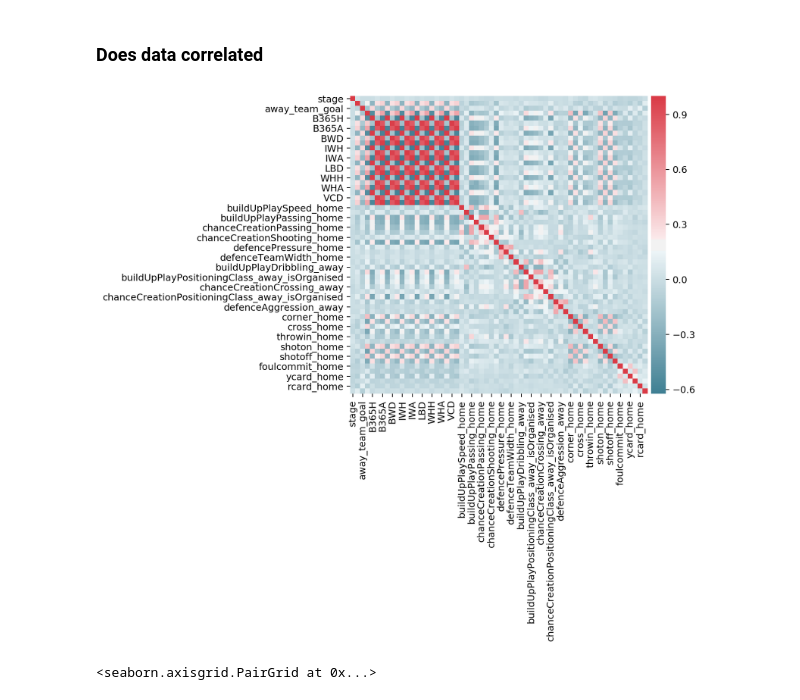
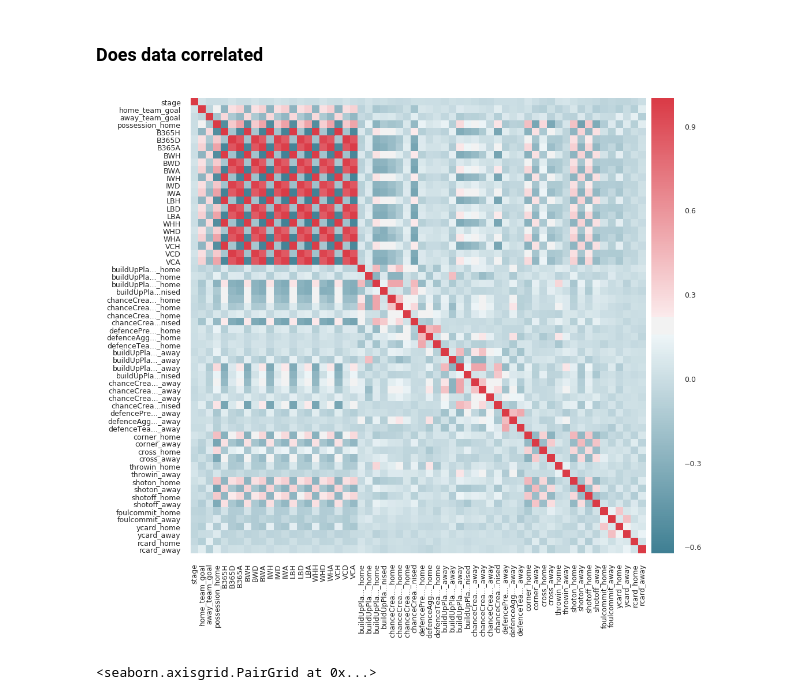
Before and after one commit to ShawnHouCHN/Introduction-to-Machine-Learning-and-Data-Mining-E17, a Jupyter notebook: Project1/Project 1 Notebook.ipynb, the cells around one changed output. Saved outputs shown, nothing was run; the diff lists cells and outputs as text; code cells hidden in the pictures.

```diff
--- a/Project1/Project 1 Notebook.ipynb
+++ b/Project1/Project 1 Notebook.ipynb
@@ -159,14 +159,16 @@ plt.show()
 # %%
 fig = plt.figure(num=None, figsize=(6, 6), dpi=180, facecolor='w', edgecolor='k')
 ax = fig.add_subplot(1,1,1) # two rows, one column, first plot
 corr = df_match.corr()
 divider = make_axes_locatable(ax)
 cax = divider.append_axes('right', size='5%', pad=0.05)
+labels = [ l[:10] + "..."+l[-5:] if len(l) > 15 else l for l in df_match.columns  ]
+sns.set(font_scale=0.1)
 h = sns.heatmap(corr, mask=np.zeros_like(corr, dtype=np.bool), cmap=sns.diverging_palette(220, 10, as_cmap=True),
-            square=True, ax=ax, cbar_ax=cax)
+            square=True, ax=ax, cbar_ax=cax, xticklabels=labels, yticklabels=labels)
 plt.show()
 # %% [output]
-[figure, old version]
+[figure, new version]
 # %%
 sns.pairplot(df_match[['home_team_goal', 'shoton_home','corner_home','chanceCreationPassing_home','possession_home','buildUpPlayDribbling_home','B365A','BWA']])
 # %% [output]
```
Also changed, not shown: 1 other file.
